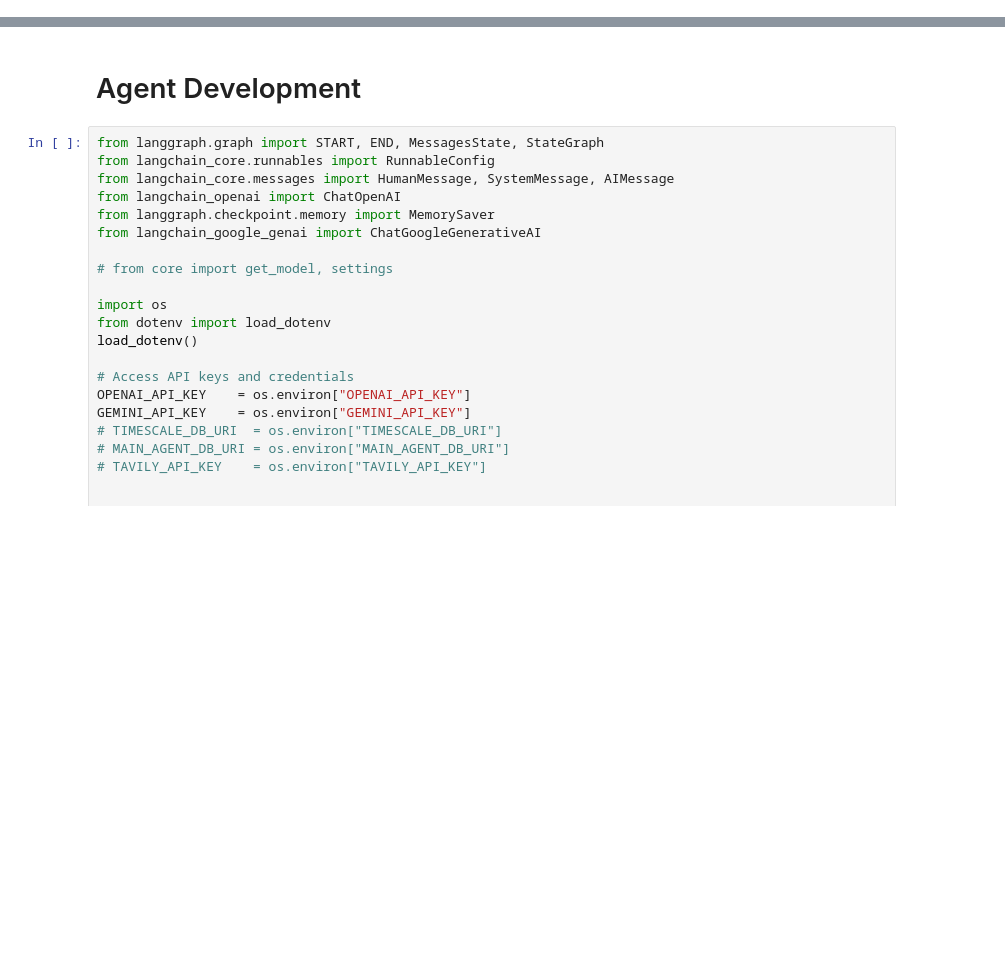
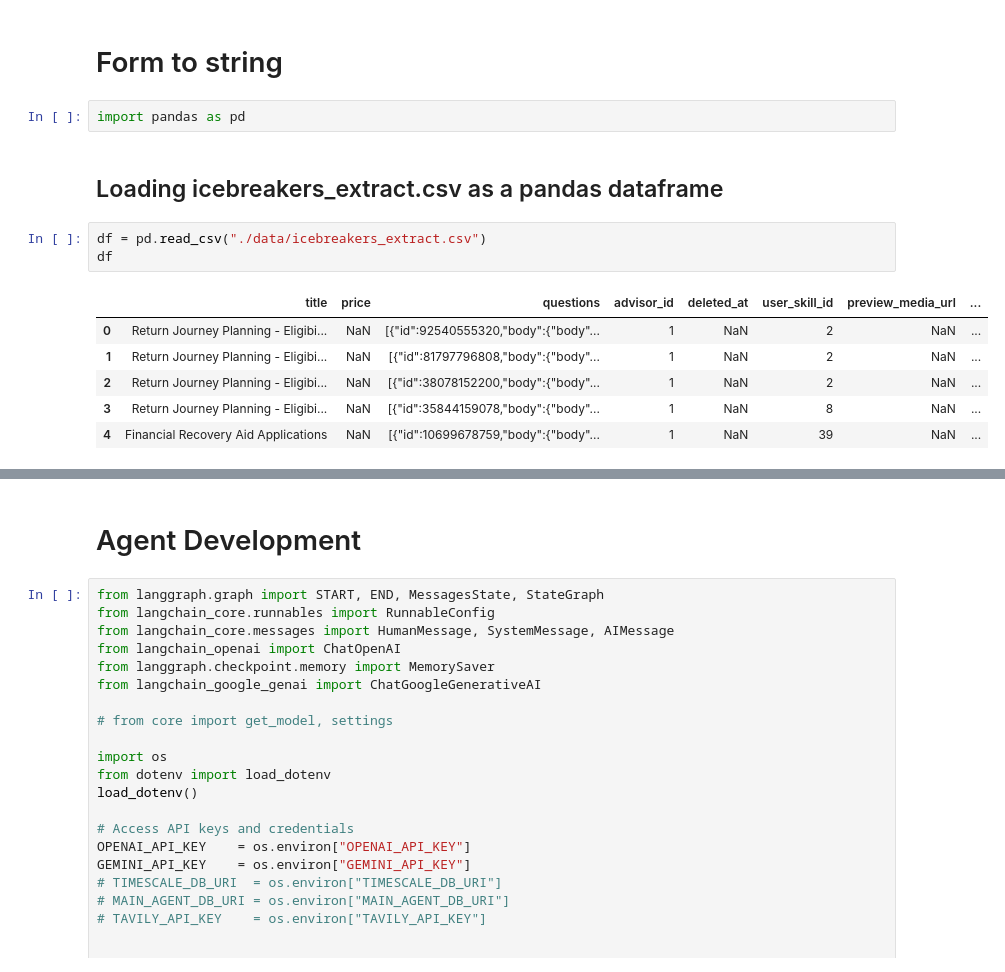
Before and after one commit to WeCareRemote/wcr-robots, a Jupyter notebook: src/agents/dev.ipynb, the cells around one changed output, grey strips where cells are left out. Cells and saved outputs as stored; diff of their text form; blank space fills up the shorter version.

Commit message:
added a from_to_context_string pseudo pipeline

```diff
--- a/src/agents/dev.ipynb
+++ b/src/agents/dev.ipynb
@@ -0,0 +1,16 @@
+# %% [markdown]
+# Form to string
+# %%
+import pandas as pd
+# %% [markdown]
+## Loading icebreakers_extract.csv as a pandas dataframe
+# %%
+df = pd.read_csv("./data/icebreakers_extract.csv")
+df
+# %% [output]
+|  | title | price | questions | advisor_id | deleted_at | user_skill_id | preview_media_url | ... |
+| 0 | Return Journey Planning - Eligibi... | NaN | [{"id":92540555320,"body":{"body"... | 1 | NaN | 2 | NaN | ... |
+| 1 | Return Journey Planning - Eligibi... | NaN | [{"id":81797796808,"body":{"body"... | 1 | NaN | 2 | NaN | ... |
+| 2 | Return Journey Planning - Eligibi... | NaN | [{"id":38078152200,"body":{"body"... | 1 | NaN | 2 | NaN | ... |
+| 3 | Return Journey Planning - Eligibi... | NaN | [{"id":35844159078,"body":{"body"... | 1 | NaN | 8 | NaN | ... |
+| 4 | Financial Recovery Aid Applications | NaN | [{"id":10699678759,"body":{"body"... | 1 | NaN | 39 | NaN | ... |
```
Also changed, not shown: parts of 12 cells of this notebook, 4 other files.
